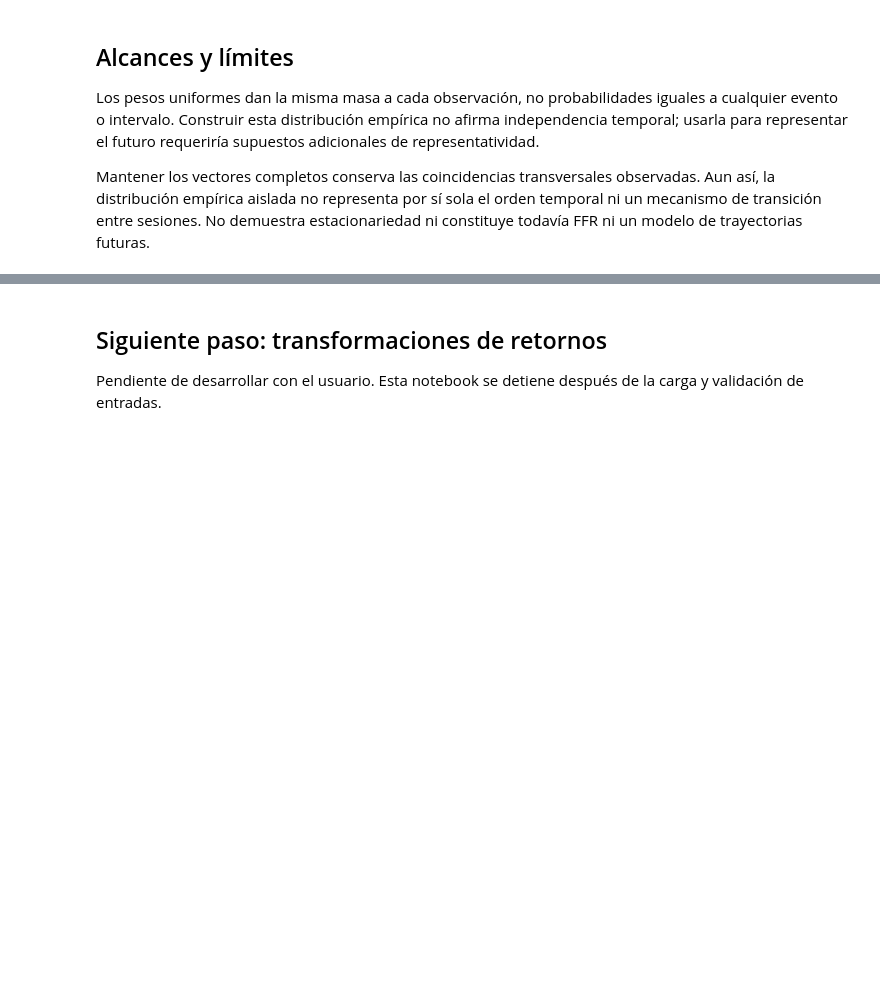
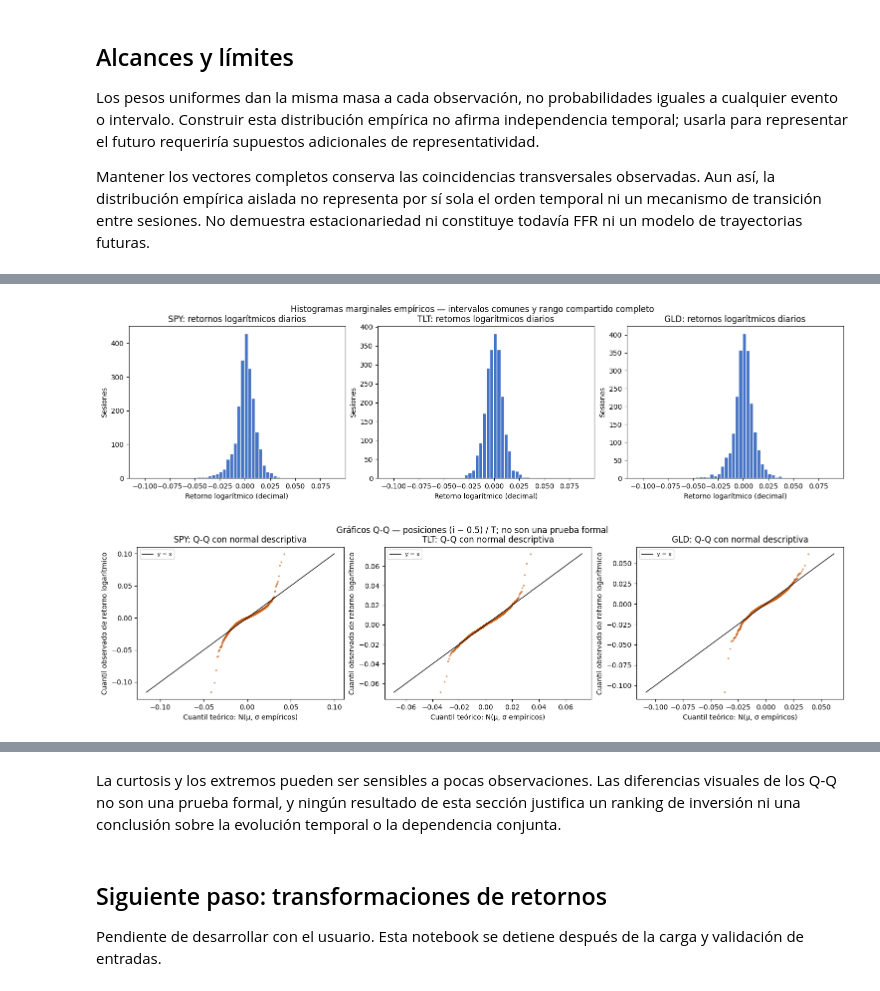
Before and after one commit to ADRIANVM117/data-science-portfolio, a Jupyter notebook: scenario-portfolio-lab/notebooks/02_returns_and_empirical_distribution.ipynb, the cells around one changed output, grey strips where cells are left out. Saved outputs shown, nothing was run; the diff lists cells and outputs as text; code cells hidden in the pictures; blank space fills up the shorter version.

```diff
--- a/scenario-portfolio-lab/notebooks/02_returns_and_empirical_distribution.ipynb
+++ b/scenario-portfolio-lab/notebooks/02_returns_and_empirical_distribution.ipynb
@@ -343,0 +438,72 @@ Mantener los vectores completos conserva las coincidencias transversales observa
+# %%
+from statistics import NormalDist
+import matplotlib.pyplot as plt
+
+EXPOSURE_EXAMPLES = ('SPY', 'TLT', 'GLD')
+missing_examples = [symbol for symbol in EXPOSURE_EXAMPLES if symbol not in return_symbols]
+if missing_examples:
+    raise RuntimeError(f'Los ejemplos no están en el universo elegible; no se hizo sustitución: {missing_examples}')
+
+example_indices = [return_symbols.index(symbol) for symbol in EXPOSURE_EXAMPLES]
+example_order = {symbol: index for index, symbol in enumerate(EXPOSURE_EXAMPLES)}
+example_statistics = marginal_statistics.filter(pl.col('symbol').is_in(EXPOSURE_EXAMPLES)).with_columns(pl.col('symbol').replace_strict(example_order).alias('_example_order')).sort('_example_order').drop('_example_order')
+
+return_dates = np.array(usable_returns['session_date'].to_list())
+extreme_rows = []
+for symbol, column_index in zip(EXPOSURE_EXAMPLES, example_indices):
+    series = log_return_values[:, column_index]
+    minimum, maximum = float(series.min()), float(series.max())
+    extreme_rows.append({
+        'symbol': symbol,
+        'minimum': minimum,
+        'minimum_dates': ', '.join(str(stamp) for stamp in return_dates[series == minimum]),
+        'maximum': maximum,
+        'maximum_dates': ', '.join(str(stamp) for stamp in return_dates[series == maximum]),
+    })
+example_extreme_dates = pl.DataFrame(extreme_rows)
+
+example_values = log_return_values[:, example_indices]
+common_lower, common_upper = float(example_values.min()), float(example_values.max())
+common_histogram_bins = np.linspace(common_lower, common_upper, 61)
+fig, axes = plt.subplots(1, 3, figsize=(15, 3.8), constrained_layout=True)
+for axis, symbol, column_index in zip(axes, EXPOSURE_EXAMPLES, example_indices):
+    axis.hist(log_return_values[:, column_index], bins=common_histogram_bins, color='#4472C4', edgecolor='white')
+    axis.set_title(f'{symbol}: retornos logarítmicos diarios')
+    axis.set_xlabel('Retorno logarítmico (decimal)')
+    axis.set_ylabel('Sesiones')
+    axis.set_xlim(common_lower, common_upper)
+fig.suptitle('Histogramas marginales empíricos — intervalos comunes y rango compartido completo', y=1.04)
+plt.show()
+
+plotting_positions = (np.arange(1, joint_observation_count + 1) - 0.5) / joint_observation_count
+fig, axes = plt.subplots(1, 3, figsize=(15, 3.8), constrained_layout=True)
+for axis, symbol, column_index in zip(axes, EXPOSURE_EXAMPLES, example_indices):
+    reference = NormalDist(mu=float(marginal_mean[column_index]), sigma=float(marginal_std[column_index]))
+    theoretical = np.fromiter((reference.inv_cdf(float(position)) for position in plotting_positions), dtype=float, count=joint_observation_count)
+    observed = sorted_log_returns[:, column_index]
+    axis.scatter(theoretical, observed, s=7, alpha=0.6, color='#C55A11', linewidths=0)
+    line_min, line_max = min(float(theoretical.min()), float(observed.min())), max(float(theoretical.max()), float(observed.max()))
+    axis.plot([line_min, line_max], [line_min, line_max], color='black', linewidth=1, label='y = x')
+    axis.set_title(f'{symbol}: Q-Q con normal descriptiva')
+    axis.set_xlabel('Cuantil teórico: N(μ, σ empíricos)')
+    axis.set_ylabel('Cuantil observado de retorno logarítmico')
+    axis.legend(loc='best', fontsize=8)
+fig.suptitle('Gráficos Q-Q — posiciones (i − 0.5) / T; no son una prueba formal', y=1.04)
+plt.show()
+
+example_by_symbol = {row['symbol']: row for row in example_statistics.to_dicts()}
+marginal_interpretation = (
+    f"En esta muestra, las desviaciones estándar diarias de retornos logarítmicos son SPY={example_by_symbol['SPY']['std']:.6f}, "
+    f"TLT={example_by_symbol['TLT']['std']:.6f} y GLD={example_by_symbol['GLD']['std']:.6f}. "
+    f"Sus mínimos/máximos empíricos son SPY=({example_by_symbol['SPY']['minimum']:.6f}, {example_by_symbol['SPY']['maximum']:.6f}), "
+    f"TLT=({example_by_symbol['TLT']['minimum']:.6f}, {example_by_symbol['TLT']['maximum']:.6f}) y "
+    f"GLD=({example_by_symbol['GLD']['minimum']:.6f}, {example_by_symbol['GLD']['maximum']:.6f}). "
+    f"El exceso de curtosis es SPY={example_by_symbol['SPY']['excess_kurtosis']:.3f}, "
+    f"TLT={example_by_symbol['TLT']['excess_kurtosis']:.3f} y GLD={example_by_symbol['GLD']['excess_kurtosis']:.3f}. "
+    'Son diferencias descriptivas de esta ventana: no identifican causas ni demuestran una ley de colas pesadas.'
+)
+
+example_statistics, example_extreme_dates, marginal_interpretation
+# %% [output]
+[figure, added]
+[figure, added]
@@ -344,3 +527,5 @@ Mantener los vectores completos conserva las coincidencias transversales observa
+# %% [markdown]
+La curtosis y los extremos pueden ser sensibles a pocas observaciones. Las diferencias visuales de los Q-Q no son una prueba formal, y ningún resultado de esta sección justifica un ranking de inversión ni una conclusión sobre la evolución temporal o la dependencia conjunta.
 # %% [markdown]
 ## Siguiente paso: transformaciones de retornos
 
```
Also changed, not shown: parts of 4 cells of this notebook.
